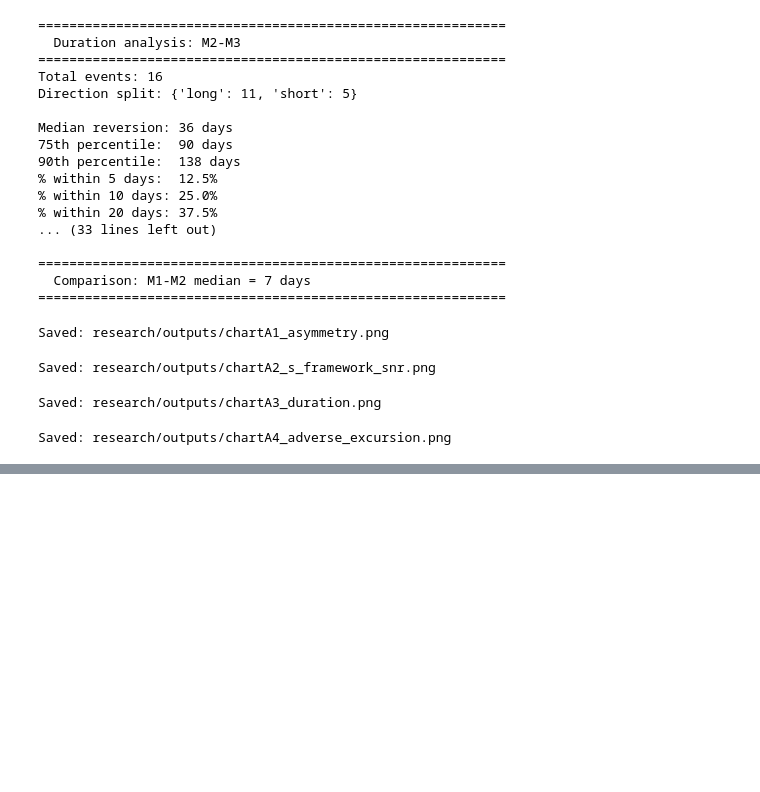
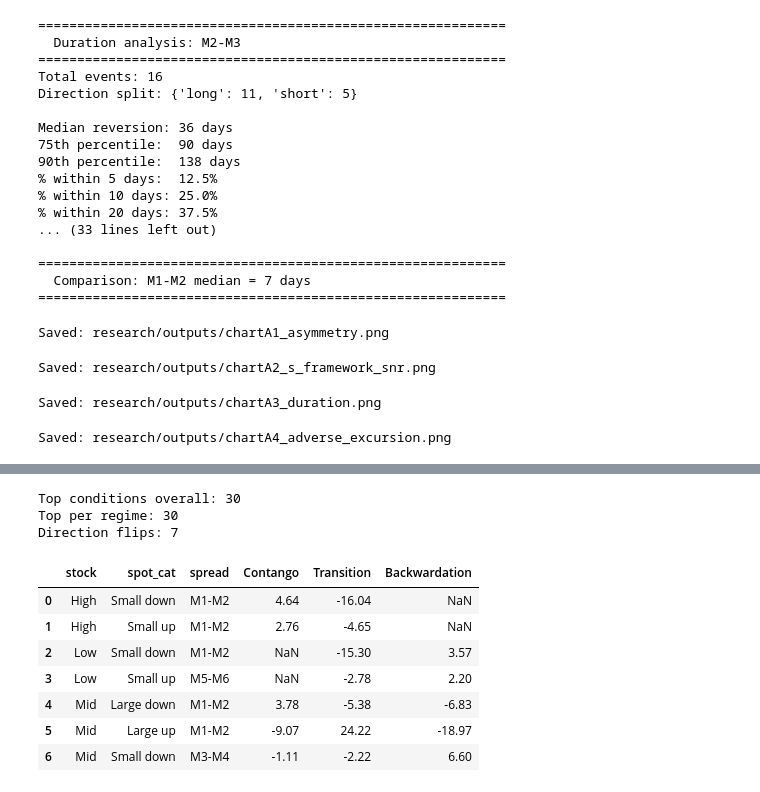
Before and after one commit to xhavier28/FCPO-Dashboard, a Jupyter notebook: research/FCPO_Spread_Research.ipynb, the cells around one changed output, grey strips where cells are left out. Saved outputs shown, nothing was run; the diff lists cells and outputs as text; code cells hidden in the pictures; blank space fills up the shorter version.

```diff
--- a/research/FCPO_Spread_Research.ipynb
+++ b/research/FCPO_Spread_Research.ipynb
@@ -2672,0 +2789,57 @@ display(Markdown(summary))
+# %%
+# Cell R3 — Identify high-observation conditions
+# Find every condition where N is large enough to be reliable, and rank them.
+
+# Top conditions overall (collapsed across regime)
+top_conditions = (
+    results_df[results_df['reliability'].isin(['ROBUST','USABLE'])]
+    .sort_values('n', ascending=False)
+    .head(30)
+)
+
+# Top conditions per regime
+top_per_regime = (
+    regime_df[regime_df['reliability'].isin(['ROBUST','USABLE'])]
+    .sort_values('n', ascending=False)
+    .groupby('regime')
+    .head(10)
+)
+
+# Conditions where regime changes the direction of the response
+# (positive mean in one regime, negative in another, both n>=8)
+pivot_regime_dir = regime_df[regime_df['n']>=8].pivot_table(
+    index=['stock','spot_cat','spread'],
+    columns='regime',
+    values='mean_3d'
+).dropna(how='all')
+
+direction_flips = []
+for idx, row in pivot_regime_dir.iterrows():
+    vals = row.dropna()
+    if len(vals) >= 2:
+        if vals.max() > 2 and vals.min() < -2:
+            direction_flips.append({
+                'stock':    idx[0],
+                'spot_cat': idx[1],
+                'spread':   idx[2],
+                **{k: round(v,2) for k,v in vals.items()}
+            })
+
+flips_df = pd.DataFrame(direction_flips)
+print(f"Top conditions overall: {len(top_conditions)}")
+print(f"Top per regime: {len(top_per_regime)}")
+print(f"Direction flips: {len(flips_df)}")
+if len(flips_df) > 0:
+    display(flips_df)
+# %% [output]
+Top conditions overall: 30
+Top per regime: 30
+Direction flips: 7
+|  | stock | spot_cat | spread | Contango | Transition | Backwardation |
+| 0 | High | Small down | M1-M2 | 4.64 | -16.04 | NaN |
+| 1 | High | Small up | M1-M2 | 2.76 | -4.65 | NaN |
+| 2 | Low | Small down | M1-M2 | NaN | -15.30 | 3.57 |
+| 3 | Low | Small up | M5-M6 | NaN | -2.78 | 2.20 |
+| 4 | Mid | Large down | M1-M2 | 3.78 | -5.38 | -6.83 |
+| 5 | Mid | Large up | M1-M2 | -9.07 | 24.22 | -18.97 |
+| 6 | Mid | Small down | M3-M4 | -1.11 | -2.22 | 6.60 |
```
Also changed, not shown: parts of 31 cells of this notebook, 1 other file.
